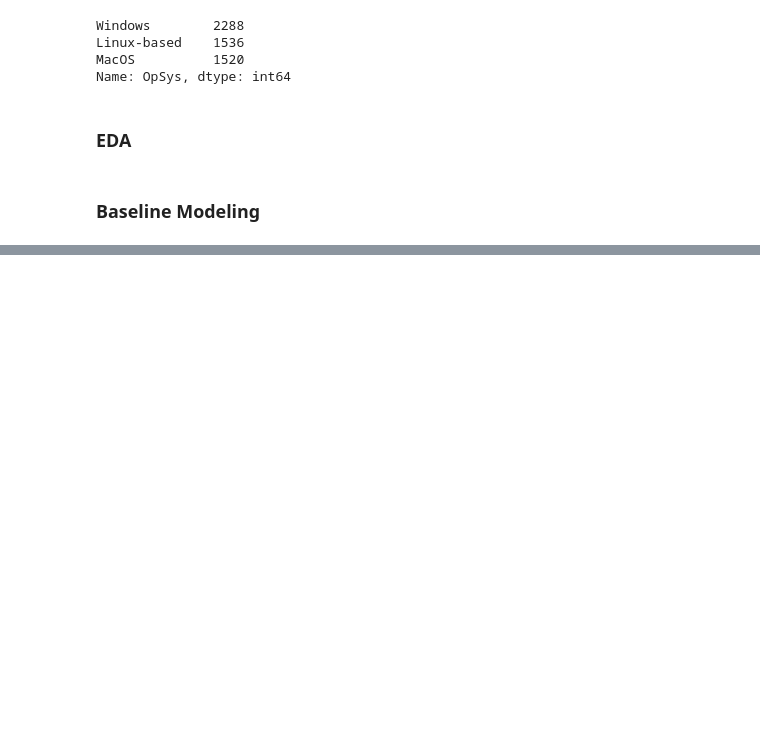
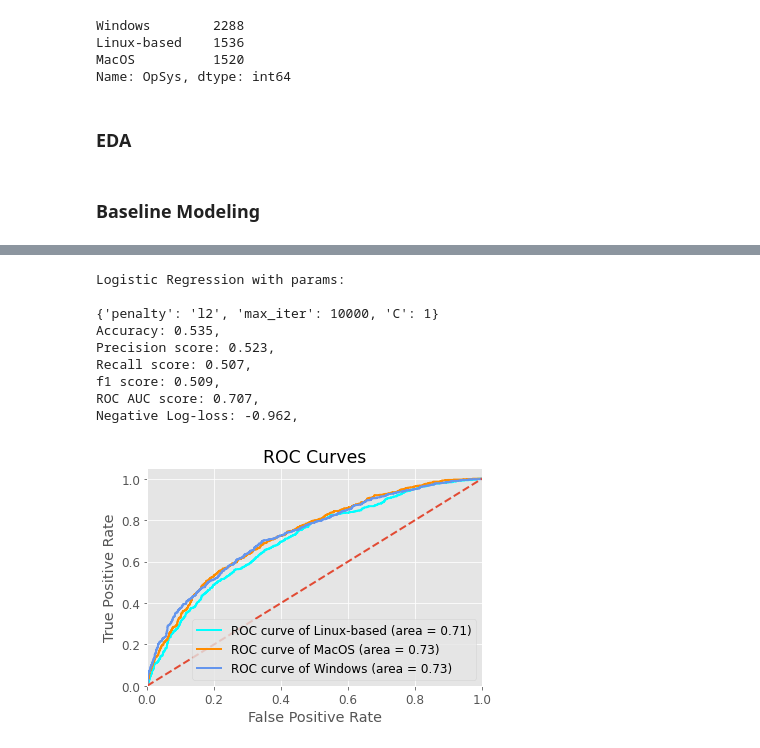
Before and after one commit to racheldilley1/coding-language-predictor, a Jupyter notebook: Notebooks/EDA and Modeling Notebook.ipynb, the cells around one changed output, grey strips where cells are left out. Cells and saved outputs as stored; diff of their text form; code cells hidden in the pictures; blank space fills up the shorter version.

```diff
--- a/Notebooks/EDA and Modeling Notebook.ipynb
+++ b/Notebooks/EDA and Modeling Notebook.ipynb
@@ -122,3 +122,18 @@ Negative Log-loss: -4.753,
+# %%
+plt.rc('font', size=12)
+lm = logistic_model_scaled(X_train_enc, y_train)
+#conf_matrix(lm_mn, X_test, y_test)
+# %% [output]
+Logistic Regression with params:
+
+{'penalty': 'l2', 'max_iter': 10000, 'C': 1}
+Accuracy: 0.535,
+Precision score: 0.523,
+Recall score: 0.507,
+f1 score: 0.509,
+ROC AUC score: 0.707,
+Negative Log-loss: -0.962,
+[figure, added]
 # %%
 dt = decision_tree(X_train_enc, y_train)
 # %% [output]
```
Also changed, not shown: parts of 4 cells of this notebook, 1 other file.
